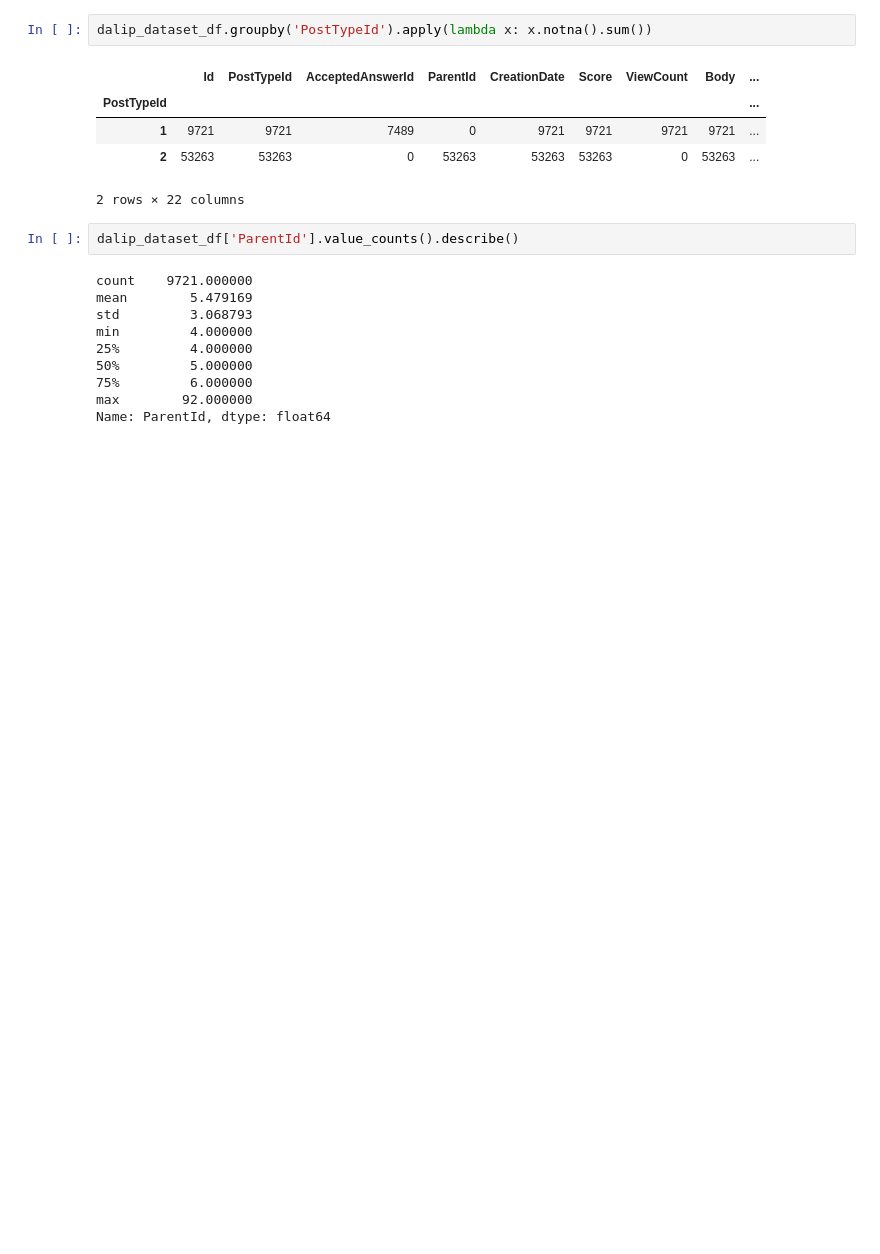
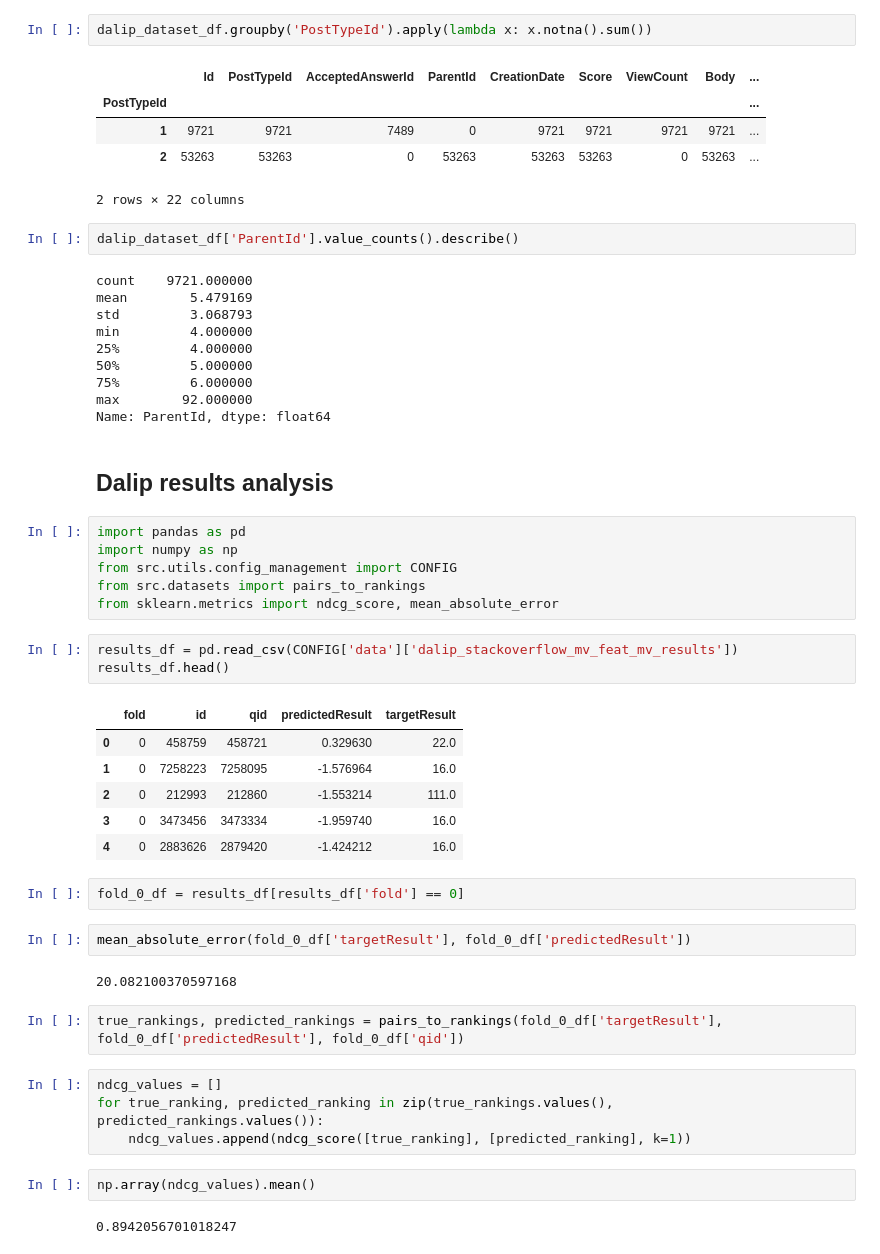
Before and after one commit to BunnyNoBugs/stackoverflow-answers-assessment, a Jupyter notebook: experiments/dalip/data_analysis.ipynb, the cells around one changed output. Saved outputs shown, nothing was run; the diff lists cells and outputs as text; blank space fills up the shorter version.

Commit message:
add dalip stackoverflow mv feat mv results analysis

```diff
--- a/experiments/dalip/data_analysis.ipynb
+++ b/experiments/dalip/data_analysis.ipynb
@@ -263,3 +263,37 @@ min         4.000000
 75%         6.000000
 max        92.000000
 Name: ParentId, dtype: float64
+# %% [markdown]
+## Dalip results analysis
+# %%
+import pandas as pd
+import numpy as np
+from src.utils.config_management import CONFIG
+from src.datasets import pairs_to_rankings
+from sklearn.metrics import ndcg_score, mean_absolute_error
+# %%
+results_df = pd.read_csv(CONFIG['data']['dalip_stackoverflow_mv_feat_mv_results'])
+results_df.head()
+# %% [output]
+|  | fold | id | qid | predictedResult | targetResult |
+| 0 | 0 | 458759 | 458721 | 0.329630 | 22.0 |
+| 1 | 0 | 7258223 | 7258095 | -1.576964 | 16.0 |
+| 2 | 0 | 212993 | 212860 | -1.553214 | 111.0 |
+| 3 | 0 | 3473456 | 3473334 | -1.959740 | 16.0 |
+| 4 | 0 | 2883626 | 2879420 | -1.424212 | 16.0 |
+# %%
+fold_0_df = results_df[results_df['fold'] == 0]
+# %%
+mean_absolute_error(fold_0_df['targetResult'], fold_0_df['predictedResult'])
+# %% [output]
+20.082100370597168
+# %%
+true_rankings, predicted_rankings = pairs_to_rankings(fold_0_df['targetResult'], fold_0_df['predictedResult'], fold_0_df['qid'])
+# %%
+ndcg_values = []
+for true_ranking, predicted_ranking in zip(true_rankings.values(), predicted_rankings.values()):
+    ndcg_values.append(ndcg_score([true_ranking], [predicted_ranking], k=1))
+# %%
+np.array(ndcg_values).mean()
+# %% [output]
+0.8942056701018247
```
Also changed, not shown: parts of 4 cells of this notebook.
